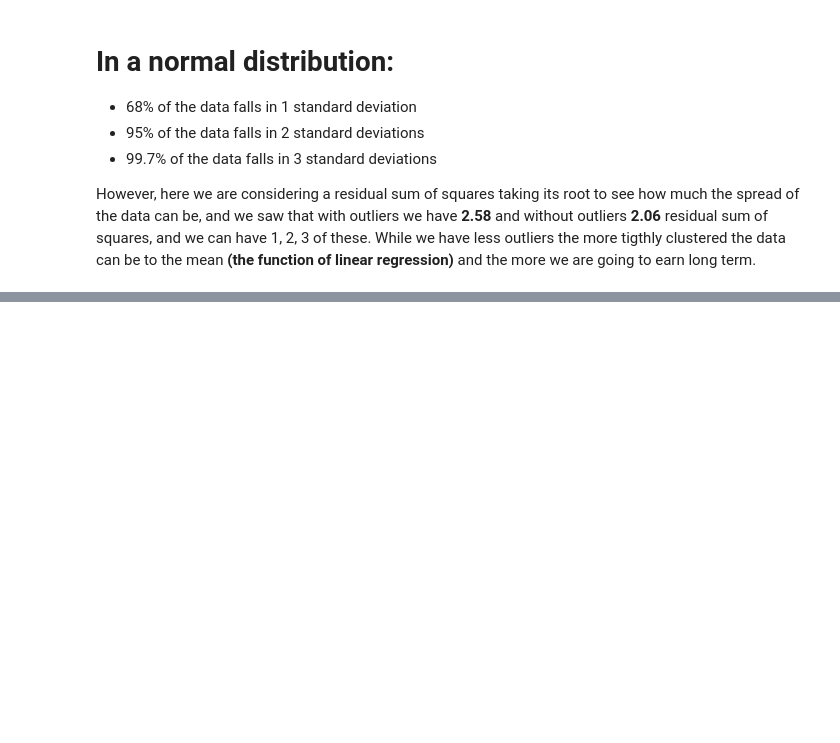
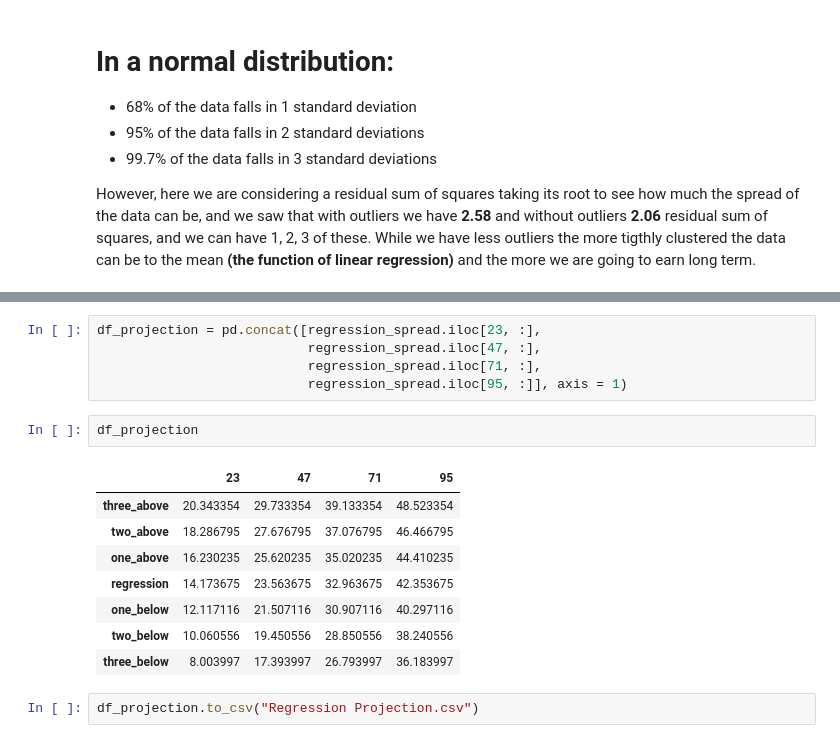
Before and after one commit to exio78/Data-Analysis, a Jupyter notebook: Probability/trading_roadmap/trading_projection_part_II.ipynb, the cells around one changed output, grey strips where cells are left out. Cells and saved outputs as stored; diff of their text form; blank space fills up the shorter version.

```diff
--- a/Probability/trading_roadmap/trading_projection_part_II.ipynb
+++ b/Probability/trading_roadmap/trading_projection_part_II.ipynb
@@ -537,0 +612,18 @@ However, here we are considering a residual sum of squares taking its root to se
+# %%
+df_projection = pd.concat([regression_spread.iloc[23, :],
+                           regression_spread.iloc[47, :],
+                           regression_spread.iloc[71, :],
+                           regression_spread.iloc[95, :]], axis = 1)
+# %%
+df_projection
+# %% [output]
+|  | 23 | 47 | 71 | 95 |
+| three_above | 20.343354 | 29.733354 | 39.133354 | 48.523354 |
+| two_above | 18.286795 | 27.676795 | 37.076795 | 46.466795 |
+| one_above | 16.230235 | 25.620235 | 35.020235 | 44.410235 |
+| regression | 14.173675 | 23.563675 | 32.963675 | 42.353675 |
+| one_below | 12.117116 | 21.507116 | 30.907116 | 40.297116 |
+| two_below | 10.060556 | 19.450556 | 28.850556 | 38.240556 |
+| three_below | 8.003997 | 17.393997 | 26.793997 | 36.183997 |
+# %%
+df_projection.to_csv("Regression Projection.csv")
```
Also changed, not shown: parts of 11 cells of this notebook, 2 other files.
